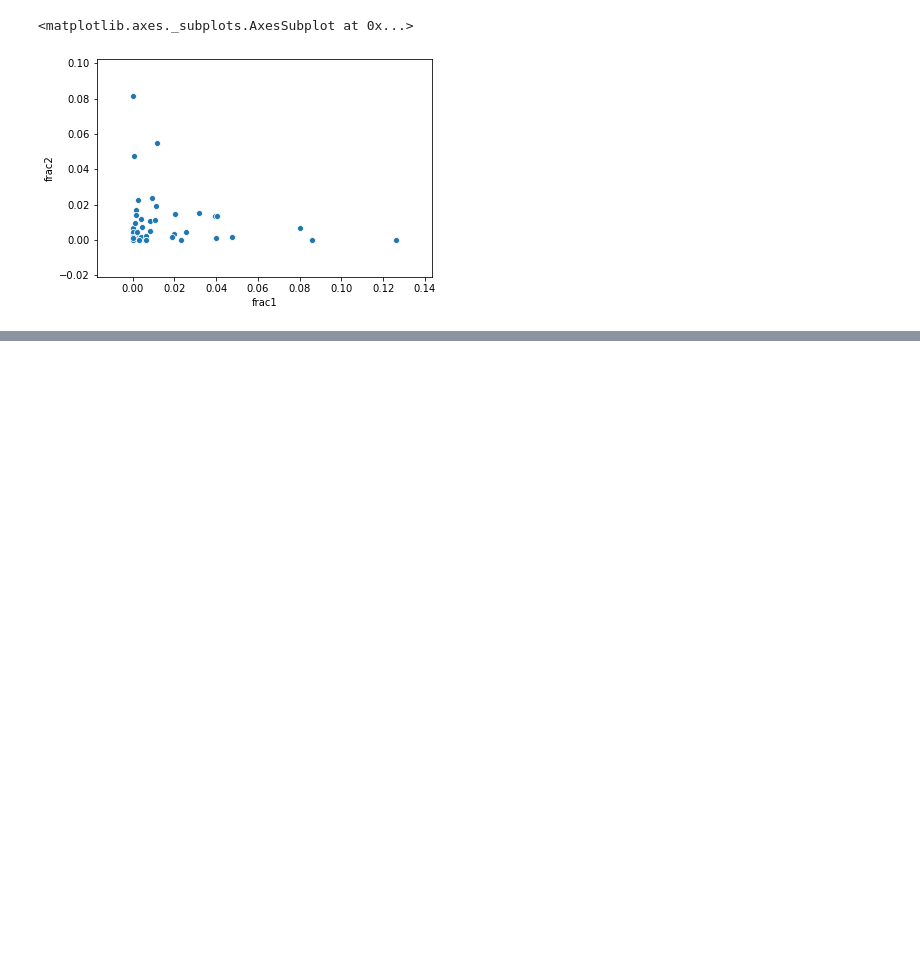
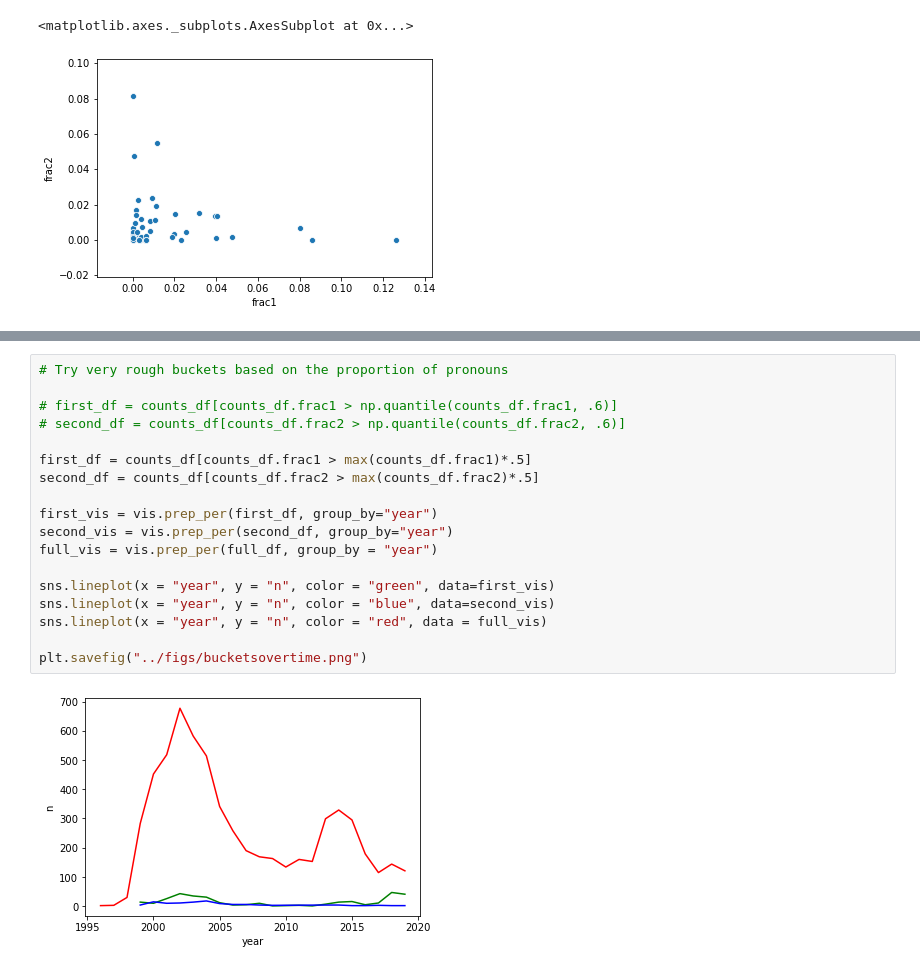
Before and after one commit to crboothb/sciencemag-careers-analysis, a Jupyter notebook: scripts/classifier.ipynb, the cells around one changed output, grey strips where cells are left out. Drawn from its saved outputs; the diff is of its cells as text; blank space fills up the shorter version.

Commit message:
more rough classifier

```diff
--- a/scripts/classifier.ipynb
+++ b/scripts/classifier.ipynb
@@ -146,0 +254,20 @@ sns.scatterplot(x="frac1", y="frac2", data=counts_df)
+# %%
+# Try very rough buckets based on the proportion of pronouns
+
+# first_df = counts_df[counts_df.frac1 > np.quantile(counts_df.frac1, .6)]
+# second_df = counts_df[counts_df.frac2 > np.quantile(counts_df.frac2, .6)]
+
+first_df = counts_df[counts_df.frac1 > max(counts_df.frac1)*.5]
+second_df = counts_df[counts_df.frac2 > max(counts_df.frac2)*.5]
+
+first_vis = vis.prep_per(first_df, group_by="year")
+second_vis = vis.prep_per(second_df, group_by="year")
+full_vis = vis.prep_per(full_df, group_by = "year")
+
+sns.lineplot(x = "year", y = "n", color = "green", data=first_vis)
+sns.lineplot(x = "year", y = "n", color = "blue", data=second_vis)
+sns.lineplot(x = "year", y = "n", color = "red", data = full_vis)
+
+plt.savefig("../figs/bucketsovertime.png")
+# %% [output]
+[figure, added]
```
Also changed, not shown: parts of 7 cells of this notebook, 8 other files.
